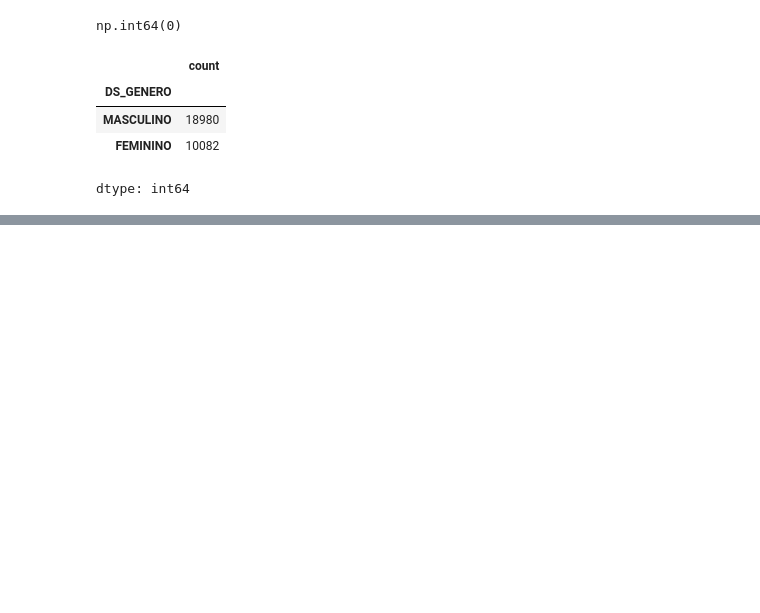
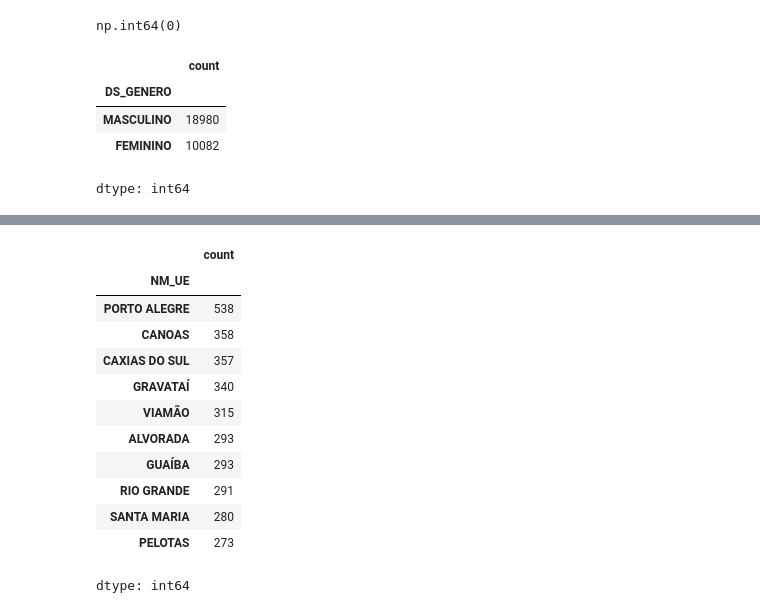
Before and after one commit to brendharosa/primeiro1, a Jupyter notebook: Projeto_Prático_Individual.ipynb, the cells around one changed output, grey strips where cells are left out. Saved outputs shown, nothing was run; the diff lists cells and outputs as text; code cells hidden in the pictures; blank space fills up the shorter version.

```diff
--- a/Projeto_Prático_Individual.ipynb
+++ b/Projeto_Prático_Individual.ipynb
@@ -120,0 +261,20 @@ dtype: int64
+# %%
+# Conta quantos candidatos existem em cada município
+municipios = dados["NM_UE"].value_counts()
+
+#Mostra os 10 municípios com mais candidatos
+municipios.head(10)
+# %% [output]
+|  | count |
+| NM_UE |  |
+| PORTO ALEGRE | 538 |
+| CANOAS | 358 |
+| CAXIAS DO SUL | 357 |
+| GRAVATAÍ | 340 |
+| VIAMÃO | 315 |
+| ALVORADA | 293 |
+| GUAÍBA | 293 |
+| RIO GRANDE | 291 |
+| SANTA MARIA | 280 |
+| PELOTAS | 273 |
+dtype: int64
```
Also changed, not shown: parts of 12 cells of this notebook.
